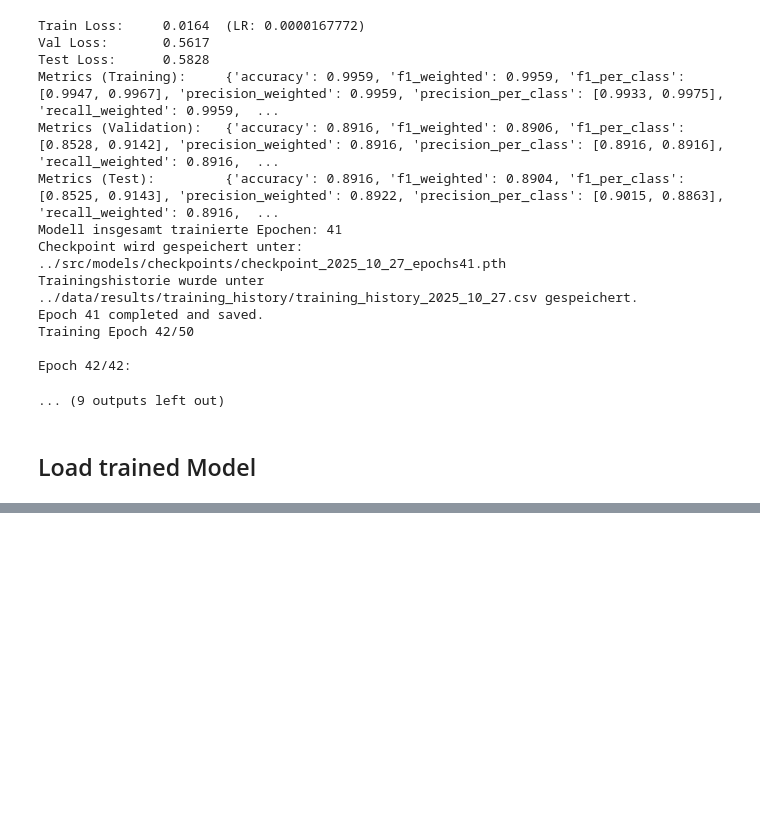
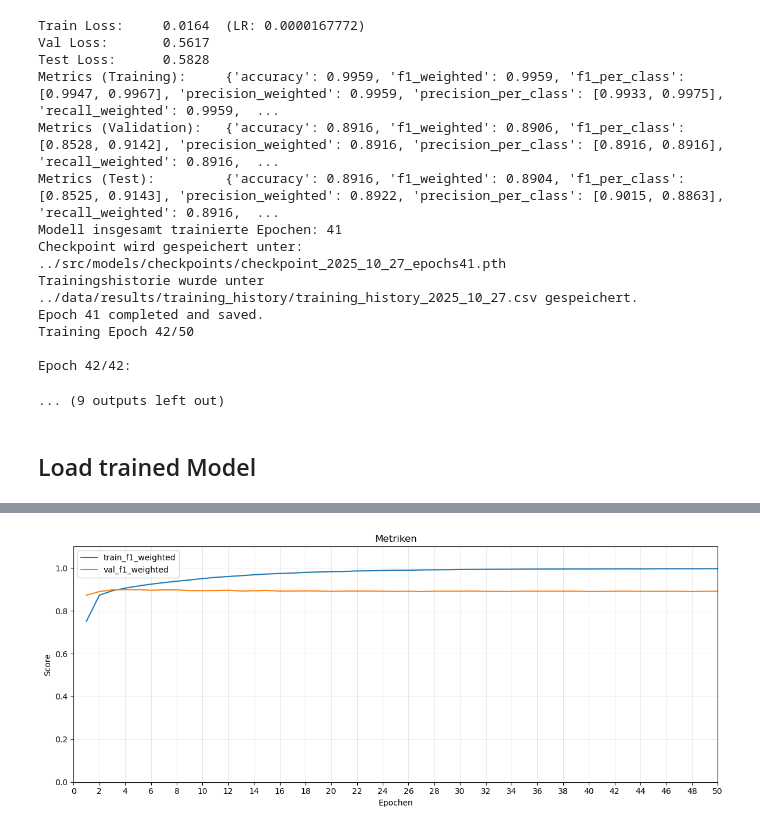
Before and after one commit to AliceKitchkin/ECG_xAI, a Jupyter notebook: notebooks/02_model_training.ipynb, the cells around one changed output, grey strips where cells are left out. Saved outputs shown, nothing was run; the diff lists cells and outputs as text; code cells hidden in the pictures; blank space fills up the shorter version.

```diff
--- a/notebooks/02_model_training.ipynb
+++ b/notebooks/02_model_training.ipynb
@@ -389,0 +488,8 @@ trainer.load_training_history(CLASS_NAMES, HISTORY_PATH + history_name)
+# %%
+ModelEvaluation.plot_metrics_from_history(
+    history_path = HISTORY_PATH + history_name,
+    figsize=(12, 5),
+    metrics = ['train_f1_weighted', 'val_f1_weighted']
+)
+# %% [output]
+[figure, added]
```
Also changed, not shown: parts of 38 cells of this notebook, 9 other files.
